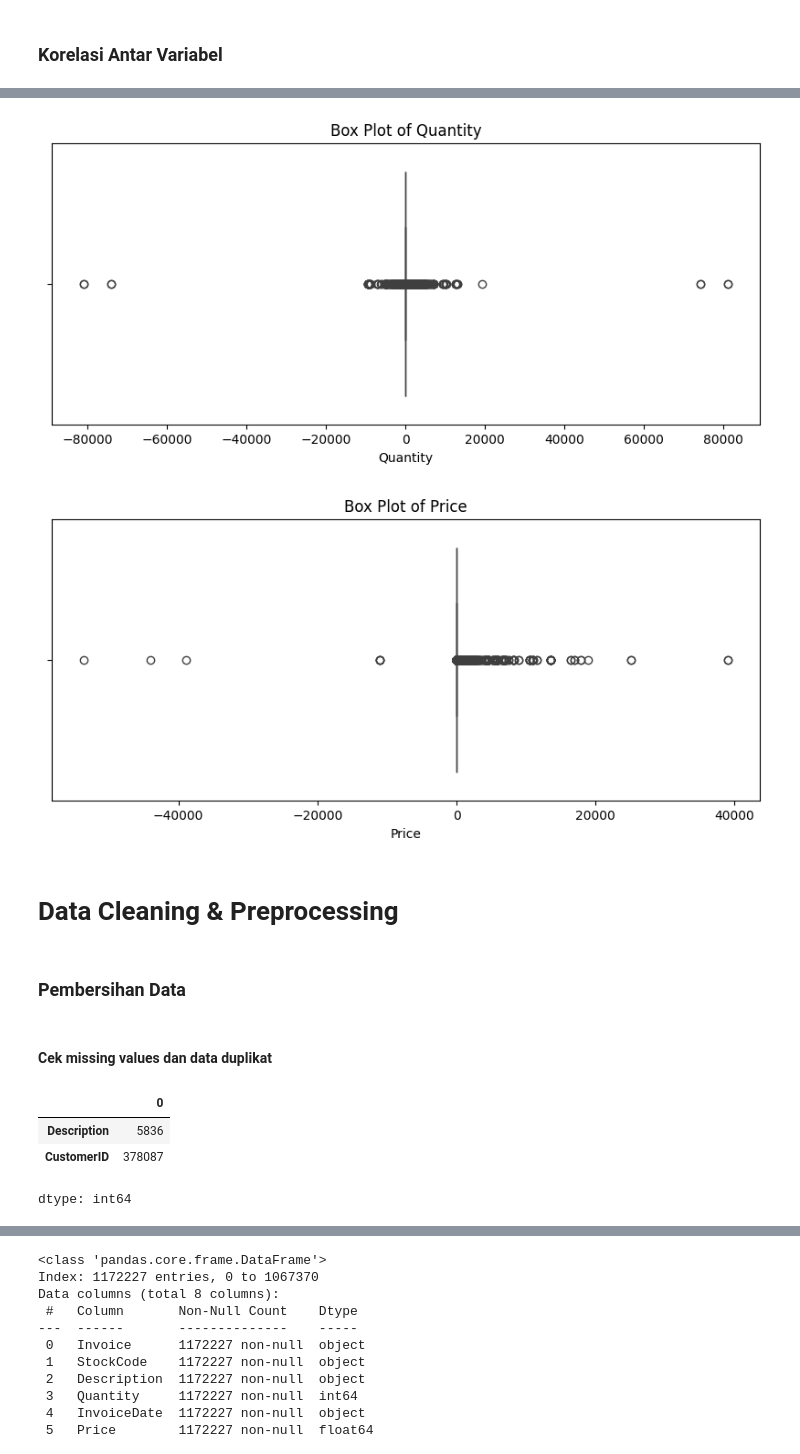
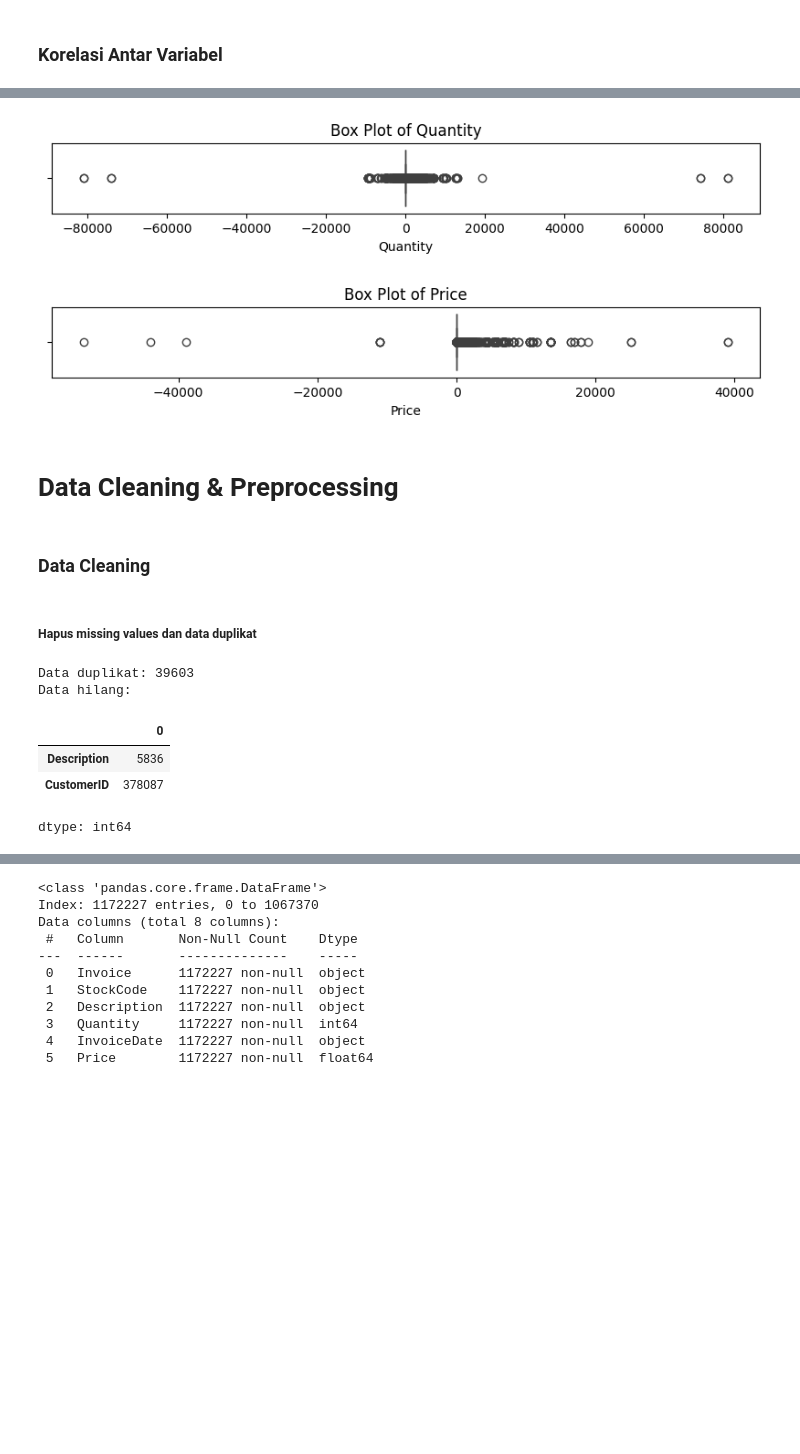
Before and after one commit to ShiftorTheOrca/asah-capstone, a Jupyter notebook: Asah_Fetch_A25_CS328.ipynb, the cells around one changed output, grey strips where cells are left out. Saved outputs shown, nothing was run; the diff lists cells and outputs as text; code cells hidden in the pictures; blank space fills up the shorter version.

```diff
--- a/Asah_Fetch_A25_CS328.ipynb
+++ b/Asah_Fetch_A25_CS328.ipynb
@@ -170,26 +168,29 @@ plt.show()
 # %%
-# Pemilihan field dilakukan manual karena CustomerID tidak termasuk numerik;
-# namun pada DataFrame dikategorikan sebagai numerik (float64)
 numerik = ['Quantity', 'Price']
 for feature in numerik:
-  plt.figure(figsize=(10, 4))
+  plt.figure(figsize=(10, 1))
   sns.boxplot(x=df_all[feature])
   plt.title(f'Box Plot of {feature}')
   plt.show()
 # %% [output]
-[figure, old version]
+[figure, new version]
-[figure, old version]
+[figure, new version]
 # %% [markdown]
 # **Data Cleaning & Preprocessing**
 # %% [markdown]
-### Pembersihan Data
+### Data Cleaning
 # %% [markdown]
-#### Cek missing values dan data duplikat
+##### Hapus missing values dan data duplikat
 # %%
+print("Data duplikat:", df_all.duplicated().sum())
+
+print("Data hilang: ")
 missing_values = df_all.isnull().sum()
 missing_values[missing_values > 0]
 # %% [output]
+Data duplikat: 39603
+Data hilang:
 |  | 0 |
 | Description | 5836 |
 | CustomerID | 378087 |
-dtype: int64
+dtype: int64
```
Also changed, not shown: parts of 36 cells of this notebook.
